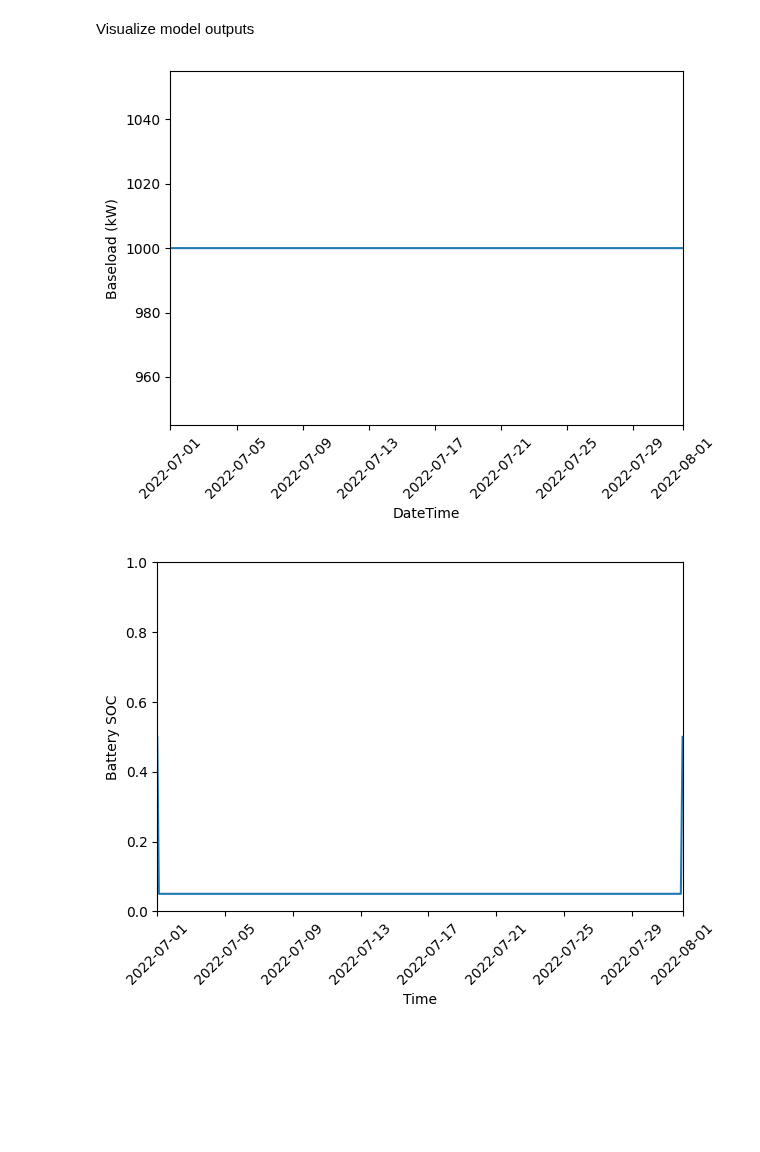
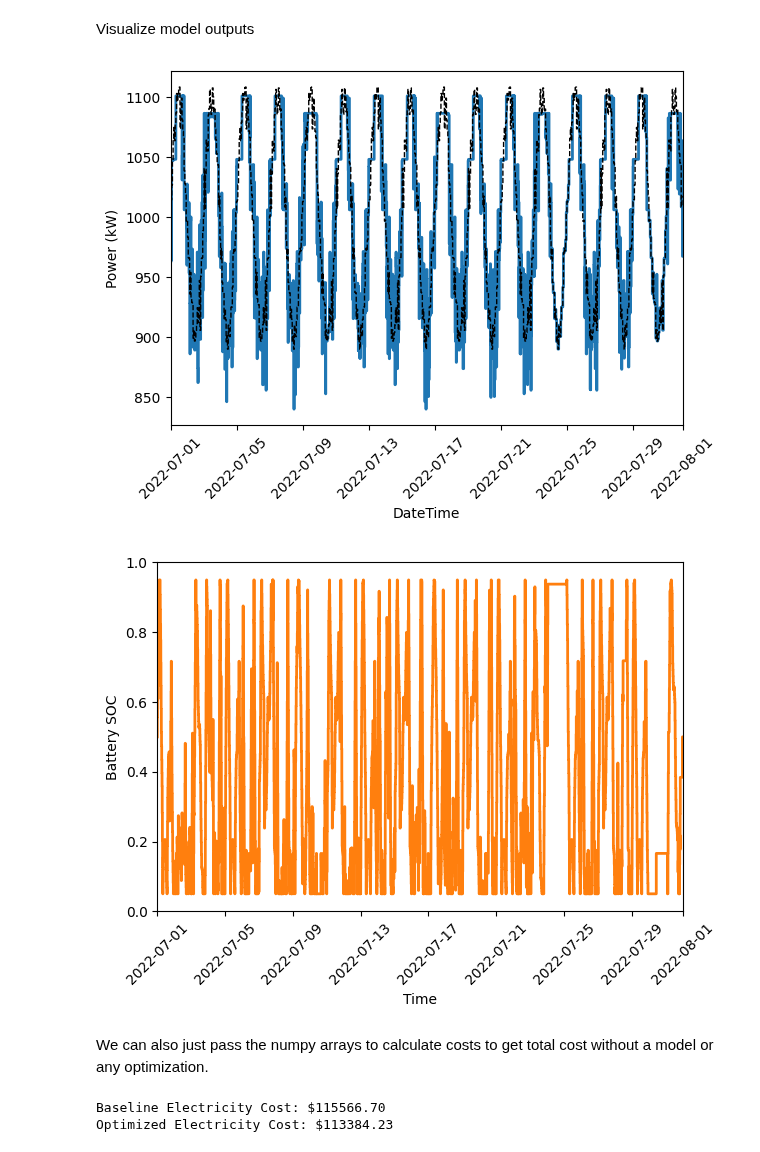
Before and after one commit to we3lab/eeco, a Jupyter notebook: examples/example_pyomo.ipynb, the cells around one changed output. Cells and saved outputs as stored; diff of their text form; code cells hidden in the pictures; blank space fills up the shorter version.

Commit message:
Updating example notebook to pass model power consumption to calculate_costs.

```diff
--- a/examples/example_pyomo.ipynb
+++ b/examples/example_pyomo.ipynb
@@ -15,15 +15,16 @@ battery_params = {
     "end_date": "2022-08-01 00:00:00",
     "timestep": 0.25,   # 15 minutes defined in hours
     "rte": 0.86,
-    "energycapacity": 500,
-    "powercapacity": 100,
+    "energycapacity": 100,
+    "powercapacity": 50,
     "soc_min": 0.05,
     "soc_max": 0.95,
     "soc_init": 0.5,
 }
 
-# Create a sample baseload profile
-baseload = np.random.normal(1000, 0, size=96)
+# Create a sample baseload profile based on a sine wave
+baseload = np.sin(np.linspace(0, 4 * np.pi, 96))*100 + 1000 + np.random.normal(0, 10, 96)
+# baseload = np.random.normal(1000, 20, size=96)
 
 # Create an instance of the BatteryOpt class
 battery = BatteryPyomo(battery_params, baseload, baseload_repeat=True)
@@ -184,19 +187,49 @@ net_load = np.array([battery.model.net_facility_load[t].value for t in battery.m
 baseload = np.array([battery.model.baseload[t] for t in battery.model.t])
 
 fig, ax= plt.subplots()
-ax.plot(charge_df["DateTime"], baseload)
-ax.set(xlabel="DateTime", ylabel="Baseload (kW)", xlim=(battery.start_dt, battery.end_dt))
+ax.step(charge_df["DateTime"], net_load, color="C0", lw=2, label="Net Load")
+ax.step(charge_df["DateTime"], baseload, color="k", lw=1, ls='--', label="Baseload")
+ax.set(xlabel="DateTime", ylabel="Power (kW)", xlim=(battery.start_dt, battery.end_dt))
 plt.xticks(rotation=45)
 fig.tight_layout()
 # %% [output]
-[figure, old version]
+[figure, new version]
 # %%
 # plot the battery charge
 battery_charge = np.array([battery.model.soc[t].value for t in battery.model.t])
 fig, ax = plt.subplots()
-ax.plot(charge_df["DateTime"], battery_charge)
+ax.step(charge_df["DateTime"], battery_charge, color="C1", lw=2, label="Battery SOC")
 ax.set(xlabel="Time", ylabel="Battery SOC", ylim=[0,1], xlim=(battery.start_dt, battery.end_dt))
 plt.xticks(rotation=45)
 fig.tight_layout()
 # %% [output]
-[figure, old version]
+[figure, new version]
+# %% [markdown]
+We can also just pass the numpy arrays to calculate costs to get total cost without a model or any optimization.
+# %%
+# pass numpy arrays for baseload and net_load (with battery) to the calculate_cost function
+baseline_electricity_cost, _ = costs.calculate_cost(charge_dict = charge_dict,
+                                consumption_data_dict = {"electric": baseload},
+                                resolution="15m",
+                                prev_demand_dict=None,
+                                prev_consumption_dict=None,
+                                consumption_estimate=0,
+                                desired_utility="electric",
+                                desired_charge_type=None,
+                                model=None)
+
+optimized_electricity_cost, _ = costs.calculate_cost(charge_dict = charge_dict,
+                                consumption_data_dict = {"electric": net_load},
+                                resolution="15m",
+                                prev_demand_dict=None,
+                                prev_consumption_dict=None,
+                                consumption_estimate=0,
+                                desired_utility="electric",
+                                desired_charge_type=None,
+                                model=None)
+
+print(f"Baseline Electricity Cost: ${baseline_electricity_cost:.2f}")
+print(f"Optimized Electricity Cost: ${optimized_electricity_cost:.2f}")
+# %% [output]
+Baseline Electricity Cost: $115566.70
+Optimized Electricity Cost: $113384.23
```
Also changed, not shown: parts of 5 cells of this notebook.
